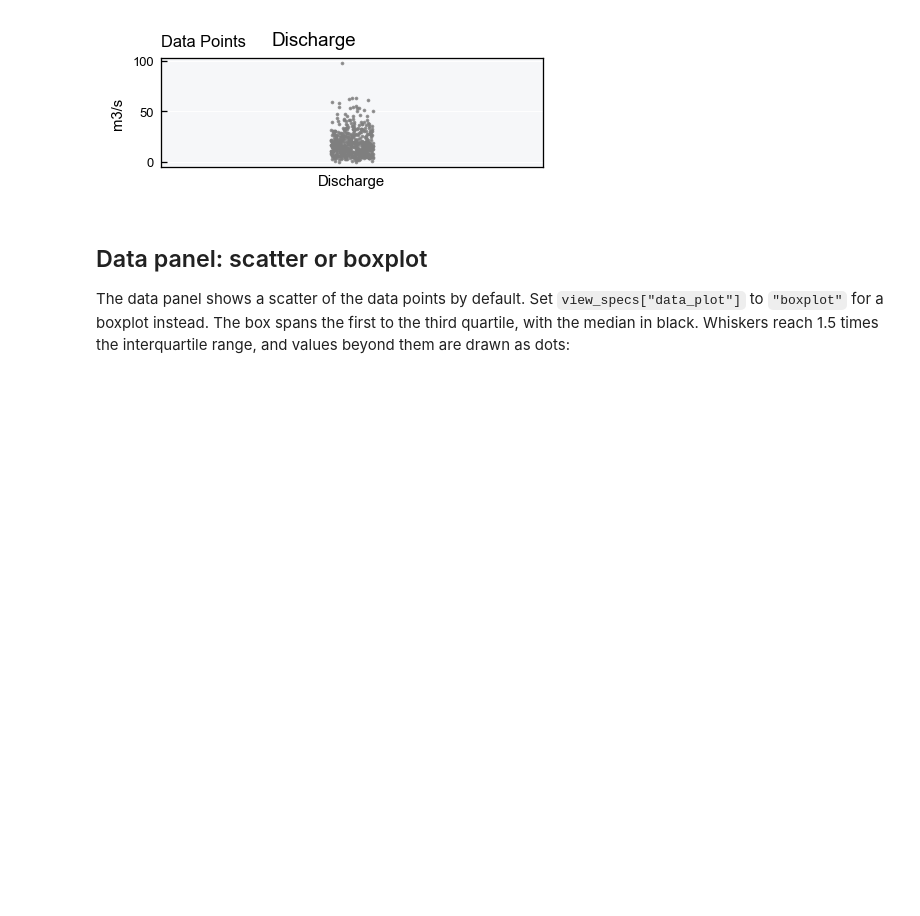
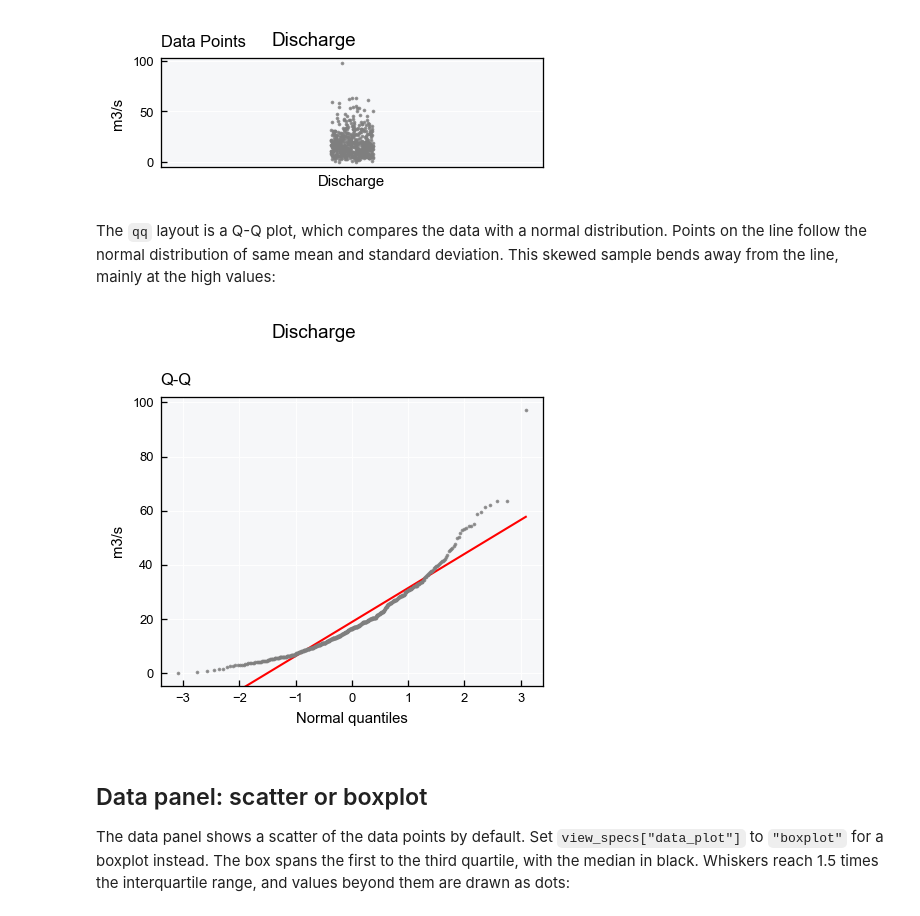
Before and after one commit to iporepos/plans, a Jupyter notebook: docs/tutorials/univar_02_plots.ipynb, the cells around one changed output. Drawn from its saved outputs; the diff is of its cells as text; code cells hidden in the pictures; blank space fills up the shorter version.

```diff
--- a/docs/tutorials/univar_02_plots.ipynb
+++ b/docs/tutorials/univar_02_plots.ipynb
@@ -82,6 +82,13 @@ unv.view_specs["layout"] = "simple-shallow"
 unv.view()
 # %% [output]
 [figure]
+# %% [markdown]
+The `qq` layout is a Q-Q plot, which compares the data with a normal distribution. Points on the line follow the normal distribution of same mean and standard deviation. This skewed sample bends away from the line, mainly at the high values:
+# %%
+unv.view_specs["layout"] = "qq"
+unv.view()
+# %% [output]
+[figure, added]
 # %% [markdown]
 ## Data panel: scatter or boxplot
 
```
Also changed, not shown: parts of 2 cells of this notebook, 14 other files.
